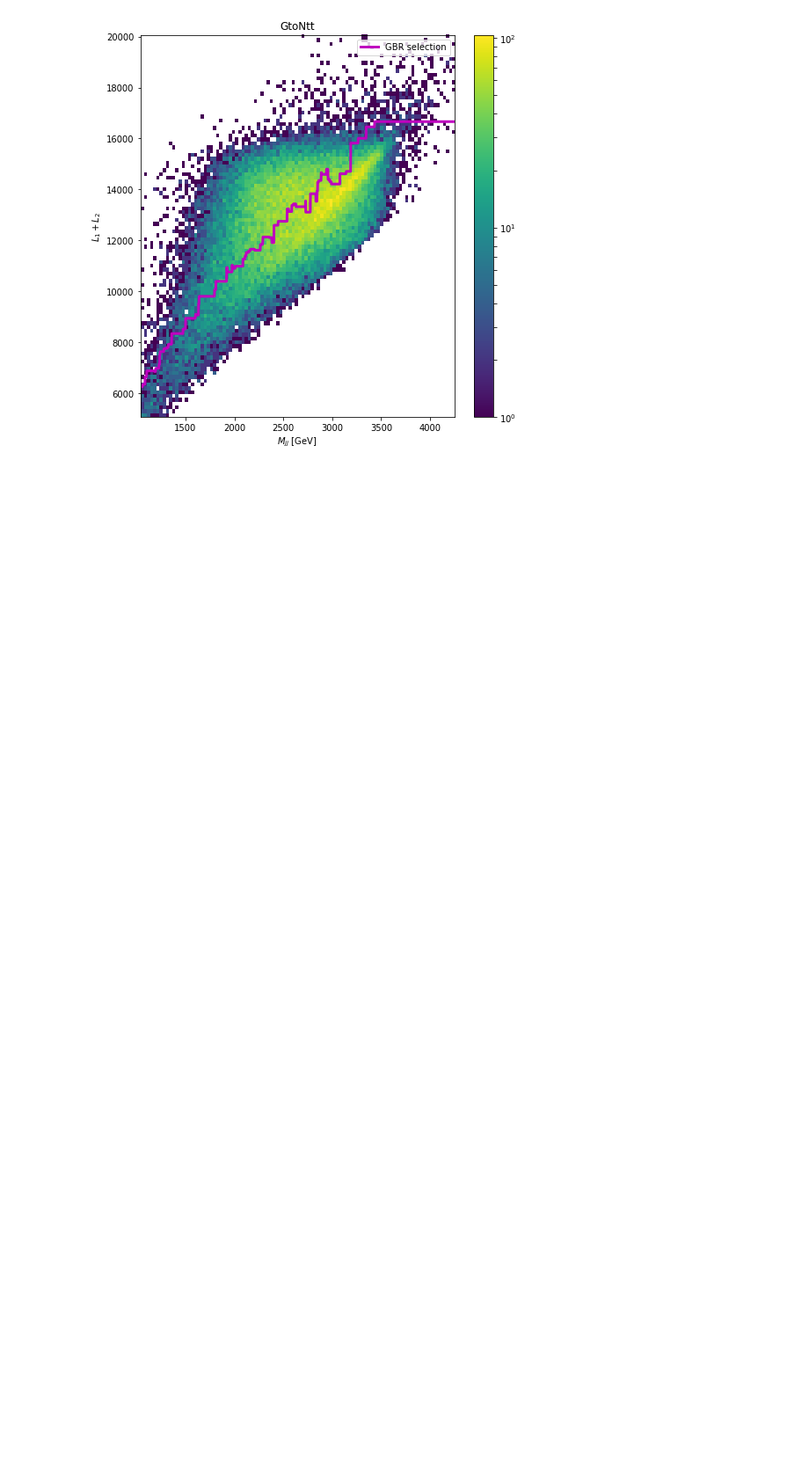
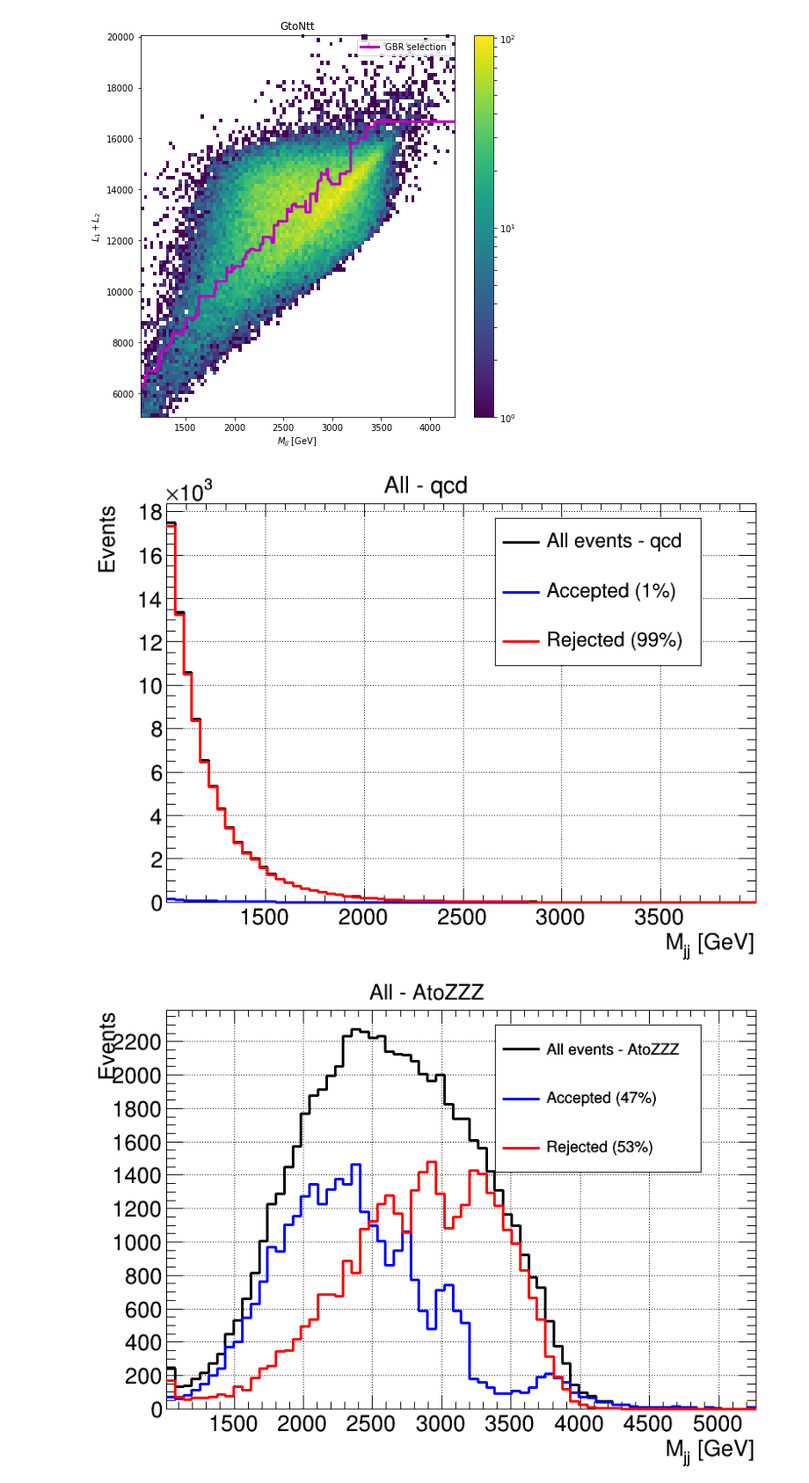
Before and after one commit to thaarres/JetAnomaly_CHEP19, a Jupyter notebook: jupyter/SignalSelectionStudy.ipynb, the cells around one changed output. Shown at 88% size. Cells and saved outputs as stored; diff of their text form; code cells hidden in the pictures; blank space fills up the shorter version.

```diff
--- a/jupyter/SignalSelectionStudy.ipynb
+++ b/jupyter/SignalSelectionStudy.ipynb
@@ -281,3 +281,51 @@ for n in SM_samples + BSM_samples:
 [figure]
 [figure]
 [figure]
+# %%
+for n in SM_samples + BSM_samples:
+    x_min, x_max = np.quantile(data[n]['mJJ'], [0.001, 0.9999])
+
+    binning = [70, x_min, x_max]
+
+    h_all = create_TH1D(data[n]['mJJ'],
+                        name='h_all'+n, title='All - '+n,
+                        axis_title=['M_{jj} [GeV]', 'Events'],
+                        binning=binning,
+                        opt='overflow'
+                        )
+    h_all.SetLineColor(1)
+    h_all.SetStats(0)
+
+
+    h_a = create_TH1D(data[n]['mJJ'][data[n]['sel'].astype(np.bool)],
+                                 name='h_acc'+n, title='Accepted',
+                                 binning=binning,
+                                 opt='overflow'
+                                )
+    h_a.SetLineColor(4)
+    h_a.SetStats(0)
+
+    h_r = create_TH1D(data[n]['mJJ'][np.logical_not(data[n]['sel']).astype(np.bool)],
+                         name='h_rej'+n, title='Rejected',
+                         binning=binning,
+                         opt='overflow'
+                        )
+    h_r.SetLineColor(2)
+    h_r.SetStats(0)
+
+    leg = rt.TLegend(0.6, 0.6, 0.9, 0.9)
+    leg.AddEntry(h_all, 'All events - ' + n, 'l')
+    leg.AddEntry(h_a, 'Accepted ({:.0F}%)'.format(100*h_a.GetEntries()/float(h_all.GetEntries())), 'l')
+    leg.AddEntry(h_r, 'Rejected ({:.0F}%)'.format(100*h_r.GetEntries()/float(h_all.GetEntries())), 'l')
+
+    c = create_Canvas('c'+n)
+    h_all.Draw()
+    h_a.Draw('Same')
+    h_r.Draw('Same')
+    leg.Draw()
+    c.Draw()
+
+    dnd.append([c, h_all, h_a, h_r, leg])
+# %% [output]
+[figure, added]
+[figure, added]
```
Also changed, not shown: parts of 1 cell of this notebook.
